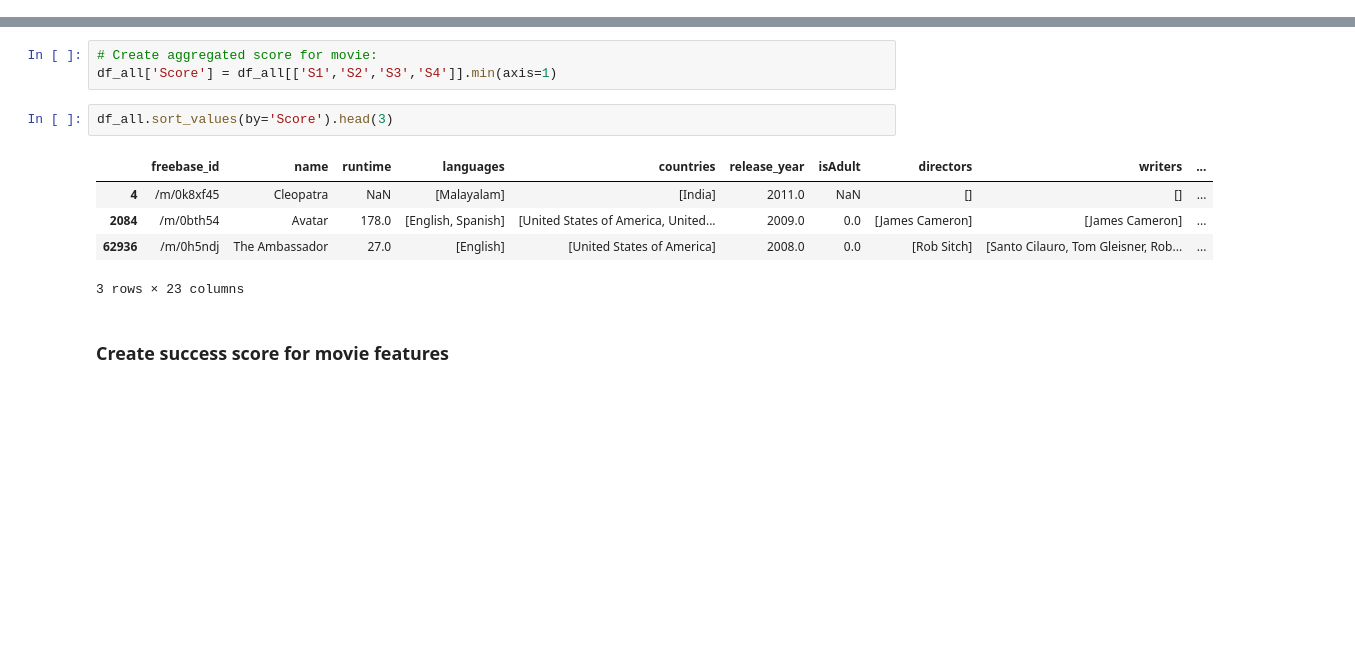
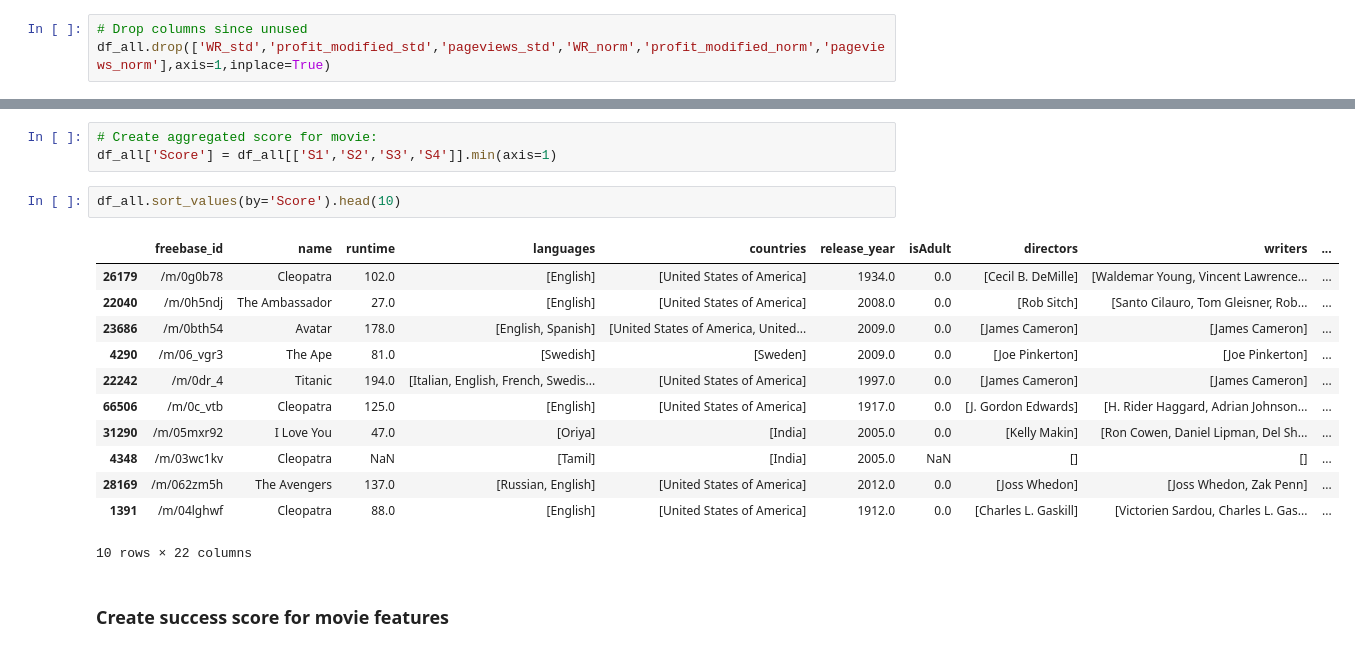
Before and after one commit to epfl-ada/ada-2022-project-theadaholics, a Jupyter notebook: main.ipynb, the cells around one changed output, grey strips where cells are left out. Saved outputs shown, nothing was run; the diff lists cells and outputs as text; blank space fills up the shorter version.

Commit message:
score

```diff
--- a/main.ipynb
+++ b/main.ipynb
@@ -1056,6 +1057,9 @@ sns.heatmap(df_all[['WR_norm','profit_modified_norm','pageviews_norm','total_gro
 [figure]
 # %% [markdown]
 There is still no strong correlations between success features. This indicates that the different scores are independent. Therefore, we create a single movie score based on the rank of each movie for individual scores. The best movie according to each individual feature will thus be ranked with score 1.
+# %%
+# Drop columns since unused
+df_all.drop(['WR_std','profit_modified_std','pageviews_std','WR_norm','profit_modified_norm','pageviews_norm'],axis=1,inplace=True)
 # %%
 # Rating of movies according to feature 1: WR : Score 1 'S1'
 df_all.sort_values(by='WR',ascending=False,inplace=True)
@@ -1076,13 +1116,20 @@ df_all['S4'] = np.arange(1, len(df_all)+1)
 # Create aggregated score for movie:
 df_all['Score'] = df_all[['S1','S2','S3','S4']].min(axis=1)
 # %%
-df_all.sort_values(by='Score').head(3)
+df_all.sort_values(by='Score').head(10)
 # %% [output]
 |  | freebase_id | name | runtime | languages | countries | release_year | isAdult | directors | writers | ... |
-| 4 | /m/0k8xf45 | Cleopatra | NaN | [Malayalam] | [India] | 2011.0 | NaN | [] | [] | ... |
-| 2084 | /m/0bth54 | Avatar | 178.0 | [English, Spanish] | [United States of America, United... | 2009.0 | 0.0 | [James Cameron] | [James Cameron] | ... |
-| 62936 | /m/0h5ndj | The Ambassador | 27.0 | [English] | [United States of America] | 2008.0 | 0.0 | [Rob Sitch] | [Santo Cilauro, Tom Gleisner, Rob... | ... |
+| 26179 | /m/0g0b78 | Cleopatra | 102.0 | [English] | [United States of America] | 1934.0 | 0.0 | [Cecil B. DeMille] | [Waldemar Young, Vincent Lawrence... | ... |
+| 22040 | /m/0h5ndj | The Ambassador | 27.0 | [English] | [United States of America] | 2008.0 | 0.0 | [Rob Sitch] | [Santo Cilauro, Tom Gleisner, Rob... | ... |
+| 23686 | /m/0bth54 | Avatar | 178.0 | [English, Spanish] | [United States of America, United... | 2009.0 | 0.0 | [James Cameron] | [James Cameron] | ... |
+| 4290 | /m/06_vgr3 | The Ape | 81.0 | [Swedish] | [Sweden] | 2009.0 | 0.0 | [Joe Pinkerton] | [Joe Pinkerton] | ... |
+| 22242 | /m/0dr_4 | Titanic | 194.0 | [Italian, English, French, Swedis... | [United States of America] | 1997.0 | 0.0 | [James Cameron] | [James Cameron] | ... |
+| 66506 | /m/0c_vtb | Cleopatra | 125.0 | [English] | [United States of America] | 1917.0 | 0.0 | [J. Gordon Edwards] | [H. Rider Haggard, Adrian Johnson... | ... |
+| 31290 | /m/05mxr92 | I Love You | 47.0 | [Oriya] | [India] | 2005.0 | 0.0 | [Kelly Makin] | [Ron Cowen, Daniel Lipman, Del Sh... | ... |
+| 4348 | /m/03wc1kv | Cleopatra | NaN | [Tamil] | [India] | 2005.0 | NaN | [] | [] | ... |
+| 28169 | /m/062zm5h | The Avengers | 137.0 | [Russian, English] | [United States of America] | 2012.0 | 0.0 | [Joss Whedon] | [Joss Whedon, Zak Penn] | ... |
+| 1391 | /m/04lghwf | Cleopatra | 88.0 | [English] | [United States of America] | 1912.0 | 0.0 | [Charles L. Gaskill] | [Victorien Sardou, Charles L. Gas... | ... |
-3 rows × 23 columns
+10 rows × 22 columns
 # %% [markdown]
 ### Create success score for movie features
 # %% [markdown]
```
Also changed, not shown: parts of 7 cells of this notebook.
